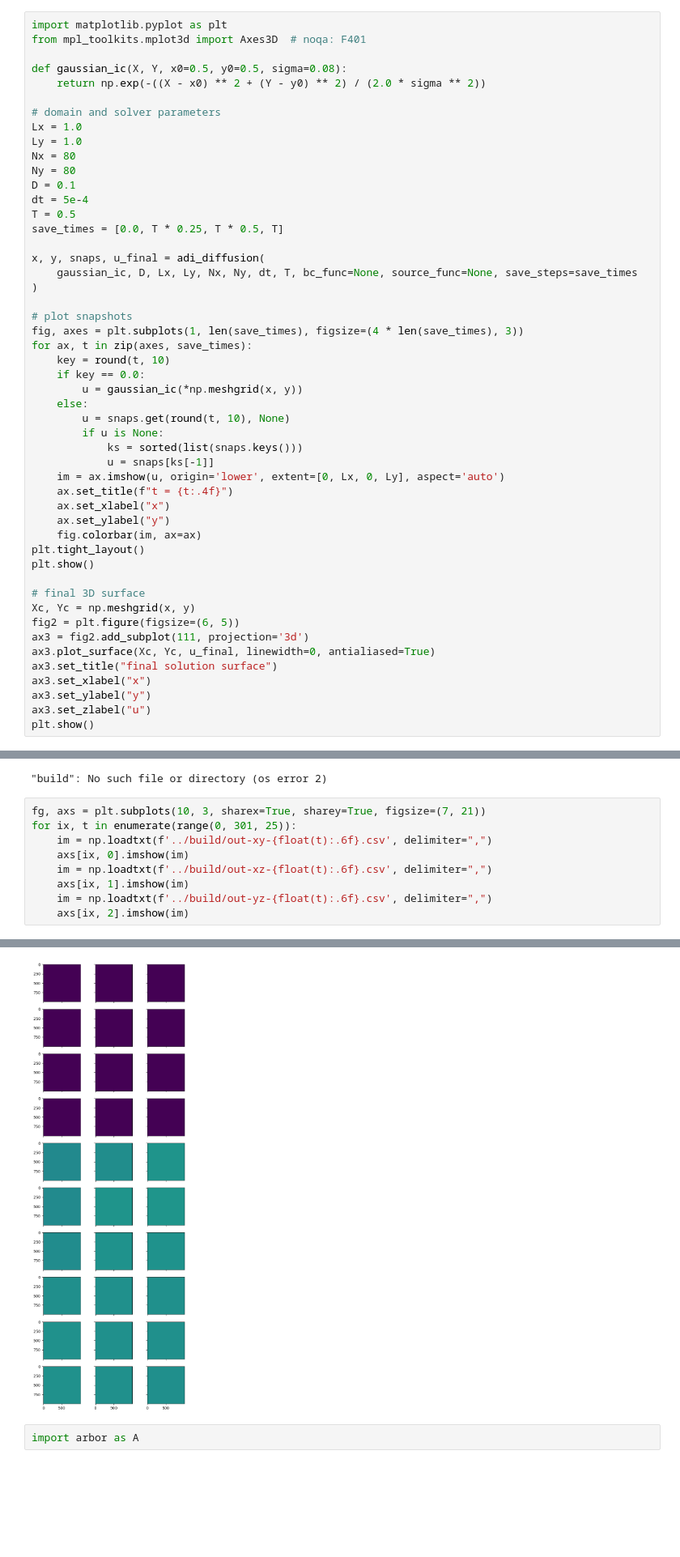
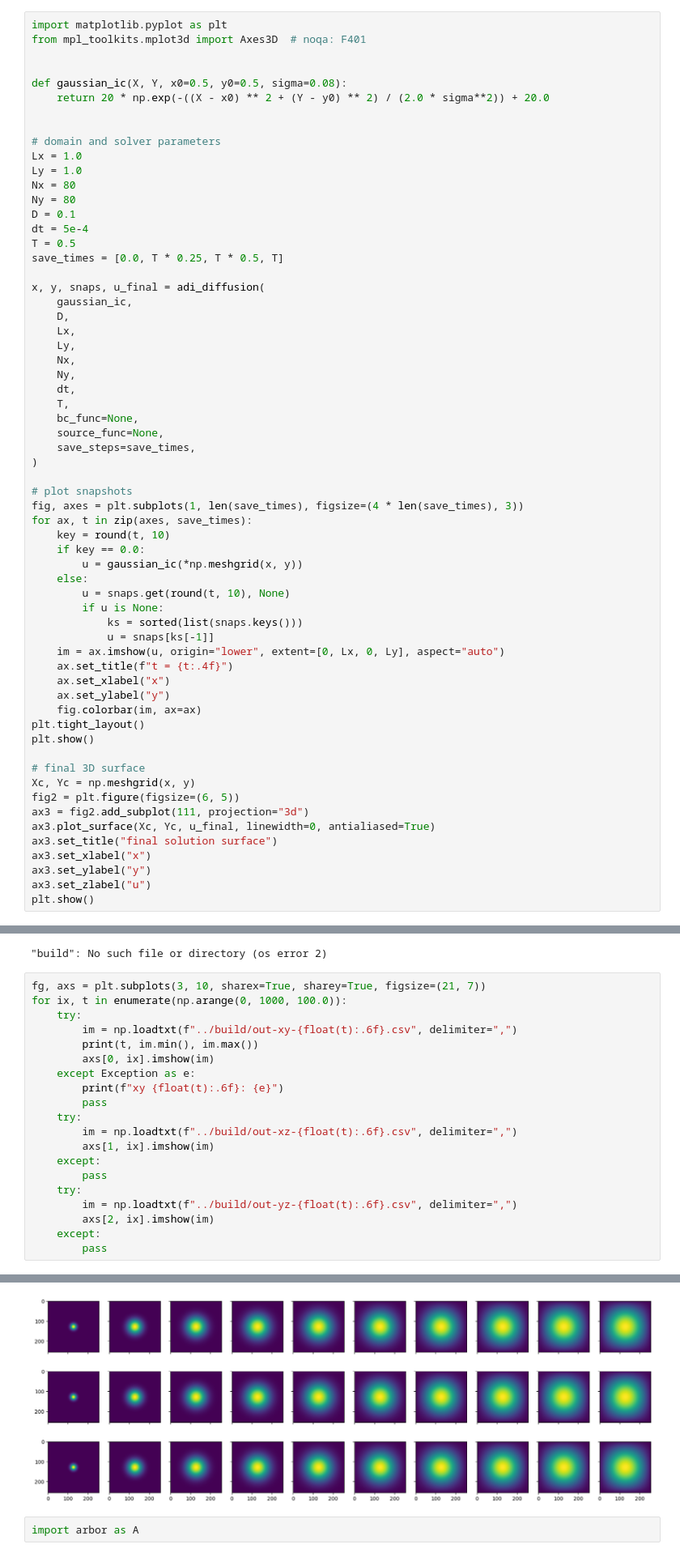
Before and after one commit to thorstenhater/sap, a Jupyter notebook: src/adi.ipynb, the cells around one changed output, grey strips where cells are left out. Shown at 81% size. Drawn from its saved outputs; the diff is of its cells as text; blank space fills up the shorter version.

```diff
--- a/src/adi.ipynb
+++ b/src/adi.ipynb
@@ -197,8 +207,10 @@ def adi_diffusion(u0, D, Lx, Ly, Nx, Ny, dt, T, bc_func=None, source_func=None,
 import matplotlib.pyplot as plt
 from mpl_toolkits.mplot3d import Axes3D  # noqa: F401
 
+
 def gaussian_ic(X, Y, x0=0.5, y0=0.5, sigma=0.08):
-    return np.exp(-((X - x0) ** 2 + (Y - y0) ** 2) / (2.0 * sigma ** 2))
+    return 20 * np.exp(-((X - x0) ** 2 + (Y - y0) ** 2) / (2.0 * sigma**2)) + 20.0
+
 
 # domain and solver parameters
 Lx = 1.0
@@ -211,7 +223,17 @@ T = 0.5
 save_times = [0.0, T * 0.25, T * 0.5, T]
 
 x, y, snaps, u_final = adi_diffusion(
-    gaussian_ic, D, Lx, Ly, Nx, Ny, dt, T, bc_func=None, source_func=None, save_steps=save_times
+    gaussian_ic,
+    D,
+    Lx,
+    Ly,
+    Nx,
+    Ny,
+    dt,
+    T,
+    bc_func=None,
+    source_func=None,
+    save_steps=save_times,
 )
 
 # plot snapshots
@@ -225,7 +247,7 @@ for ax, t in zip(axes, save_times):
         if u is None:
             ks = sorted(list(snaps.keys()))
             u = snaps[ks[-1]]
-    im = ax.imshow(u, origin='lower', extent=[0, Lx, 0, Ly], aspect='auto')
+    im = ax.imshow(u, origin="lower", extent=[0, Lx, 0, Ly], aspect="auto")
     ax.set_title(f"t = {t:.4f}")
     ax.set_xlabel("x")
     ax.set_ylabel("y")
@@ -236,7 +258,7 @@ plt.show()
 # final 3D surface
 Xc, Yc = np.meshgrid(x, y)
 fig2 = plt.figure(figsize=(6, 5))
-ax3 = fig2.add_subplot(111, projection='3d')
+ax3 = fig2.add_subplot(111, projection="3d")
 ax3.plot_surface(Xc, Yc, u_final, linewidth=0, antialiased=True)
 ax3.set_title("final solution surface")
 ax3.set_xlabel("x")
@@ -536,12 +566,23 @@ import numpy as np
 # %% [output]
 "build": No such file or directory (os error 2)
 # %%
-fg, axs = plt.subplots(10, 3, sharex=True, sharey=True, figsize=(7, 21))
-for ix, t in enumerate(range(0, 301, 25)):
-    im = np.loadtxt(f'../build/out-xy-{float(t):.6f}.csv', delimiter=",")
-    axs[ix, 0].imshow(im)
-    im = np.loadtxt(f'../build/out-xz-{float(t):.6f}.csv', delimiter=",")
-    axs[ix, 1].imshow(im)
-    im = np.loadtxt(f'../build/out-yz-{float(t):.6f}.csv', delimiter=",")
-    axs[ix, 2].imshow(im)
+fg, axs = plt.subplots(3, 10, sharex=True, sharey=True, figsize=(21, 7))
+for ix, t in enumerate(np.arange(0, 1000, 100.0)):
+    try:
+        im = np.loadtxt(f"../build/out-xy-{float(t):.6f}.csv", delimiter=",")
+        print(t, im.min(), im.max())
+        axs[0, ix].imshow(im)
+    except Exception as e:
+        print(f"xy {float(t):.6f}: {e}")
+        pass
+    try:
+        im = np.loadtxt(f"../build/out-xz-{float(t):.6f}.csv", delimiter=",")
+        axs[1, ix].imshow(im)
+    except:
+        pass
+    try:
+        im = np.loadtxt(f"../build/out-yz-{float(t):.6f}.csv", delimiter=",")
+        axs[2, ix].imshow(im)
+    except:
+        pass
 # %% [output]
@@ -549,4 +599,4 @@ IndexError: index 10 is out of bounds for axis 0 with size 10
-[figure, old version]
+[figure, new version]
 # %%
 import arbor as A
 # %%
```
Also changed, not shown: parts of 12 cells of this notebook, 38 other files.
